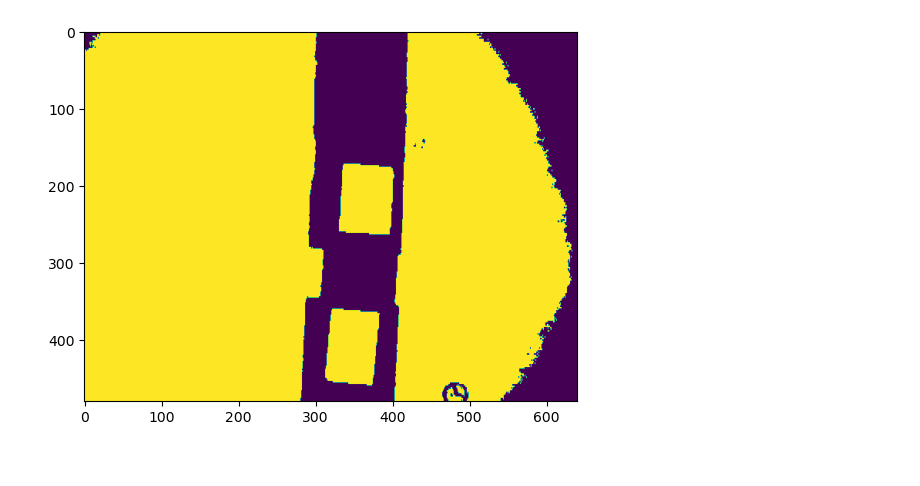
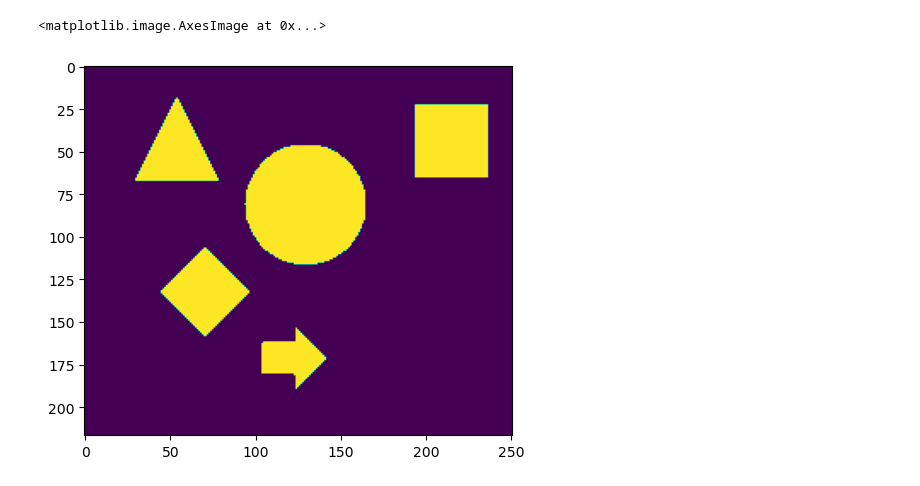
Before and after one commit to danielbibit/TECA2-VC, a Jupyter notebook: notebooks/2_segmentacao/Q1/ilabel.ipynb, the cells around one changed output. Drawn from its saved outputs; the diff is of its cells as text; code cells hidden in the pictures.

```diff
--- a/notebooks/2_segmentacao/Q1/ilabel.ipynb
+++ b/notebooks/2_segmentacao/Q1/ilabel.ipynb
@@ -1,27 +1,16 @@
 # %%
 import cv2
 from matplotlib import pyplot as plt
 import numpy as np
 
-originalImage = cv2.imread('yellowtargets.png')
+# originalImage = cv2.imread('yellowtargets.png')
+originalImage = cv2.imread('geometric.png')
 originalImage = cv2.cvtColor(originalImage, cv2.COLOR_BGR2RGB)
 grayImage = cv2.cvtColor(originalImage, cv2.COLOR_RGB2GRAY)
 
 (thresh, binary_image) = cv2.threshold(grayImage, 127, 255, cv2.THRESH_BINARY)
 
-#TODO verify why threshold don't return real binary image
-for row in range(binary_image.shape[0]):
-    for col in range(binary_image.shape[1]):
-        if binary_image[row][col] > 127:
-            binary_image[row][col] = 255
-        else:
-            binary_image[row][col] = 0
-
-# plt.imshow(originalImage)
-# plt.imshow(grayImage)
 plt.imshow(binary_image)
-
-h = binary_image.shape[0]
-w = binary_image.shape[1]
 # %% [output]
+<matplotlib.image.AxesImage at 0x...>
-[figure, old version]
+[figure, new version]
```
Also changed, not shown: parts of 2 cells of this notebook, 1 other file.
